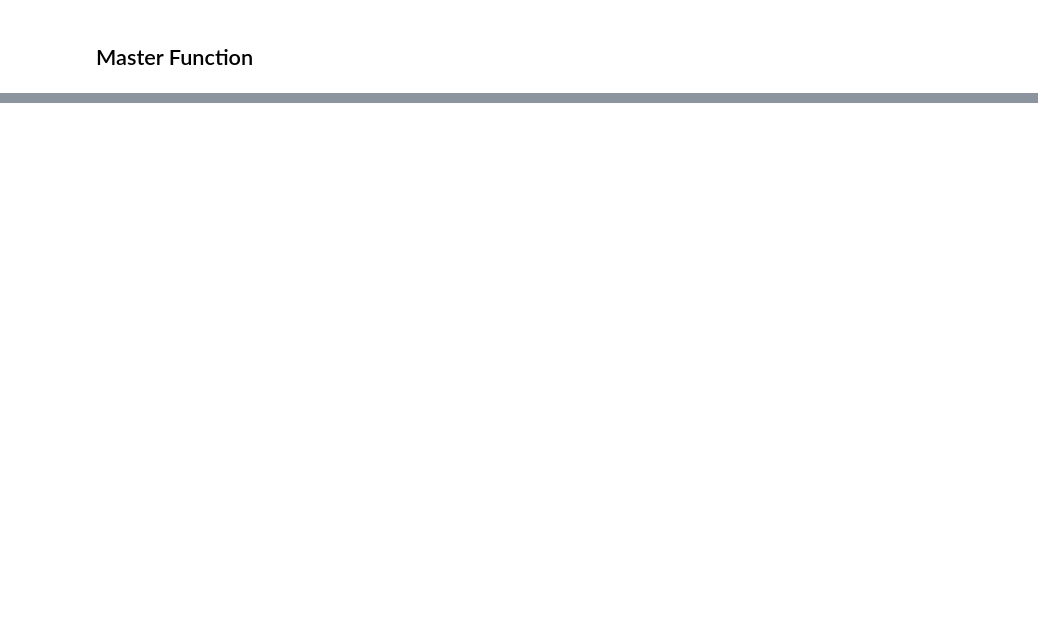
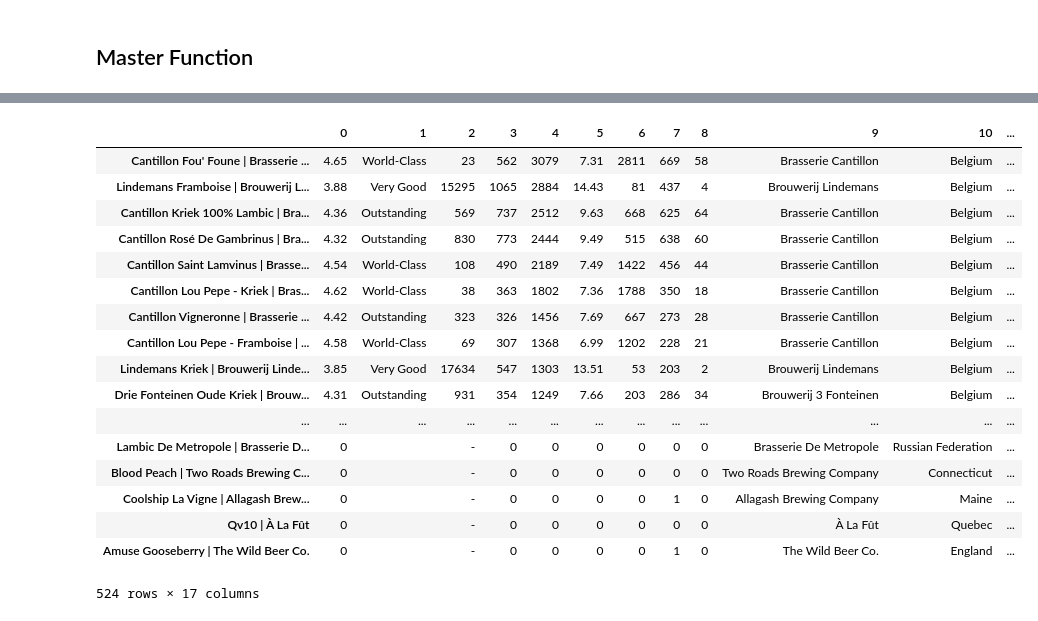
Before and after one commit to keith12345/Beergression, a Jupyter notebook: Implementing_Scraping.ipynb, the cells around one changed output, grey strips where cells are left out. Drawn from its saved outputs; the diff is of its cells as text; code cells hidden in the pictures; blank space fills up the shorter version.

```diff
--- a/Implementing_Scraping.ipynb
+++ b/Implementing_Scraping.ipynb
@@ -152,16 +225,2 @@ availability, comm_desc, date_added = values
 # %% [markdown]
 ## Master Function
-# %%
-def get_beer_info():
-
-    style_links = get_style_links()
-
-    for style_link in style_links[0]:
-
-
-
-        brew_beer_links = get_brew_beer_links(style_link)
-
-        for brew_beer_link in brew_beer_links[0]:
-
-            get_beer_info(brew_beer_link)
@@ -192,4 +335,4 @@ def compile_beer_info():
 # %%
 %%time
-test = compile_beer_info()
+test2 = compile_beer_info()
 # %% [output]
@@ -221,0 +345,4 @@ test
+# %%
+df2 = pd.DataFrame(test2)
+# %%
+df2 = df2.transpose()
@@ -221,0 +369,21 @@ test
+# %%
+df2
+# %% [output]
+|  | 0 | 1 | 2 | 3 | 4 | 5 | 6 | 7 | 8 | 9 | 10 | ... |
+| Cantillon Fou' Foune | Brasserie ... | 4.65 | World-Class | 23 | 562 | 3079 | 7.31 | 2811 | 669 | 58 | Brasserie Cantillon | Belgium | ... |
+| Lindemans Framboise | Brouwerij L... | 3.88 | Very Good | 15295 | 1065 | 2884 | 14.43 | 81 | 437 | 4 | Brouwerij Lindemans | Belgium | ... |
+| Cantillon Kriek 100% Lambic | Bra... | 4.36 | Outstanding | 569 | 737 | 2512 | 9.63 | 668 | 625 | 64 | Brasserie Cantillon | Belgium | ... |
+| Cantillon Rosé De Gambrinus | Bra... | 4.32 | Outstanding | 830 | 773 | 2444 | 9.49 | 515 | 638 | 60 | Brasserie Cantillon | Belgium | ... |
+| Cantillon Saint Lamvinus | Brasse... | 4.54 | World-Class | 108 | 490 | 2189 | 7.49 | 1422 | 456 | 44 | Brasserie Cantillon | Belgium | ... |
+| Cantillon Lou Pepe - Kriek | Bras... | 4.62 | World-Class | 38 | 363 | 1802 | 7.36 | 1788 | 350 | 18 | Brasserie Cantillon | Belgium | ... |
+| Cantillon Vigneronne | Brasserie ... | 4.42 | Outstanding | 323 | 326 | 1456 | 7.69 | 667 | 273 | 28 | Brasserie Cantillon | Belgium | ... |
+| Cantillon Lou Pepe - Framboise | ... | 4.58 | World-Class | 69 | 307 | 1368 | 6.99 | 1202 | 228 | 21 | Brasserie Cantillon | Belgium | ... |
+| Lindemans Kriek | Brouwerij Linde... | 3.85 | Very Good | 17634 | 547 | 1303 | 13.51 | 53 | 203 | 2 | Brouwerij Lindemans | Belgium | ... |
+| Drie Fonteinen Oude Kriek | Brouw... | 4.31 | Outstanding | 931 | 354 | 1249 | 7.66 | 203 | 286 | 34 | Brouwerij 3 Fonteinen | Belgium | ... |
+| ... | ... | ... | ... | ... | ... | ... | ... | ... | ... | ... | ... | ... |
+| Lambic De Metropole | Brasserie D... | 0 |  | - | 0 | 0 | 0 | 0 | 0 | 0 | Brasserie De Metropole | Russian Federation | ... |
+| Blood Peach | Two Roads Brewing C... | 0 |  | - | 0 | 0 | 0 | 0 | 0 | 0 | Two Roads Brewing Company | Connecticut | ... |
+| Coolship La Vigne | Allagash Brew... | 0 |  | - | 0 | 0 | 0 | 0 | 1 | 0 | Allagash Brewing Company | Maine | ... |
+| Qv10 | À La Fût | 0 |  | - | 0 | 0 | 0 | 0 | 0 | 0 | À La Fût | Quebec | ... |
+| Amuse Gooseberry | The Wild Beer Co. | 0 |  | - | 0 | 0 | 0 | 0 | 1 | 0 | The Wild Beer Co. | England | ... |
+524 rows × 17 columns
```
Also changed, not shown: parts of 23 cells of this notebook.
